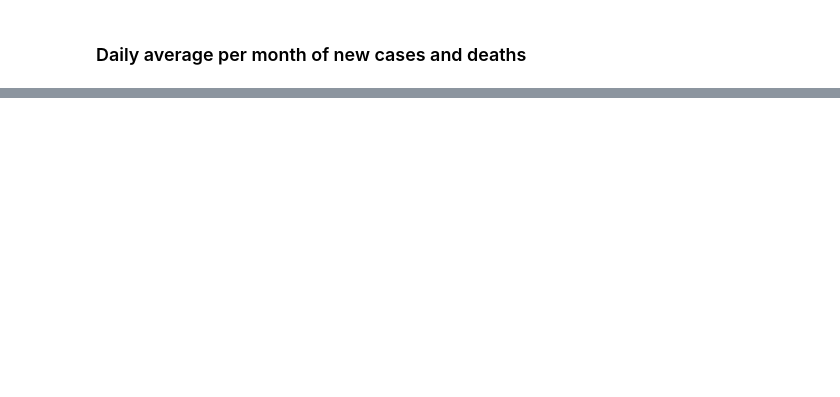
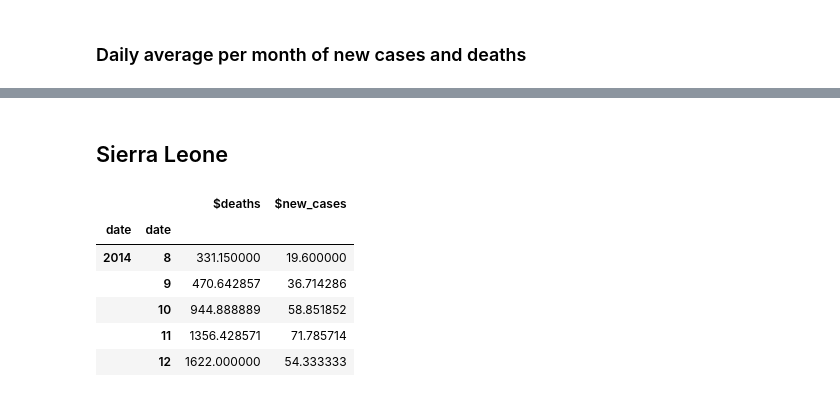
Before and after one commit to ImLemni/ada-epfl, a Jupyter notebook: 01-pandas/01-ebola/01-ebola.ipynb, the cells around one changed output, grey strips where cells are left out. Drawn from its saved outputs; the diff is of its cells as text; code cells hidden in the pictures; blank space fills up the shorter version.

```diff
--- a/01-pandas/01-ebola/01-ebola.ipynb
+++ b/01-pandas/01-ebola/01-ebola.ipynb
@@ -151,3 +177,18 @@ gn = pd.concat([normalize_gn(pd.read_csv(path)) for path in gn_file_paths])
 # Normalize the column names for shared columns
 for df in [gn, sl, lr]:
     df.columns = map(str.lower, df.columns)
+# %%
+import math
+
+def percent_to_float(str_or_nan):
+    val = str_or_nan
+    if type(str_or_nan) == str:
+        str_or_nan = str_or_nan.replace("%", "")
+        try:
+            val = float(str_or_nan)
+        except ValueError:
+            val = float('nan')
+    return val / 100
+
+gn["fatality rate for confirmed and probables"] = gn["fatality rate for confirmed and probables"].map(percent_to_float)
+sl["percent_seen"] = sl["percent_seen"].map(percent_to_float)
@@ -358,0 +288,12 @@ Here is a list of all the columns used by the 3 countries, and the normalized na
+# %% [markdown]
+## Sierra Leone
+# %%
+get_monthly_new_cases_and_deaths(sl)
+# %% [output]
+|  |  | $deaths | $new_cases |
+| date | date |  |  |
+| 2014 | 8 | 331.150000 | 19.600000 |
+|  | 9 | 470.642857 | 36.714286 |
+|  | 10 | 944.888889 | 58.851852 |
+|  | 11 | 1356.428571 | 71.785714 |
+|  | 12 | 1622.000000 | 54.333333 |
```
Also changed, not shown: parts of 16 cells of this notebook, 4 other files.
